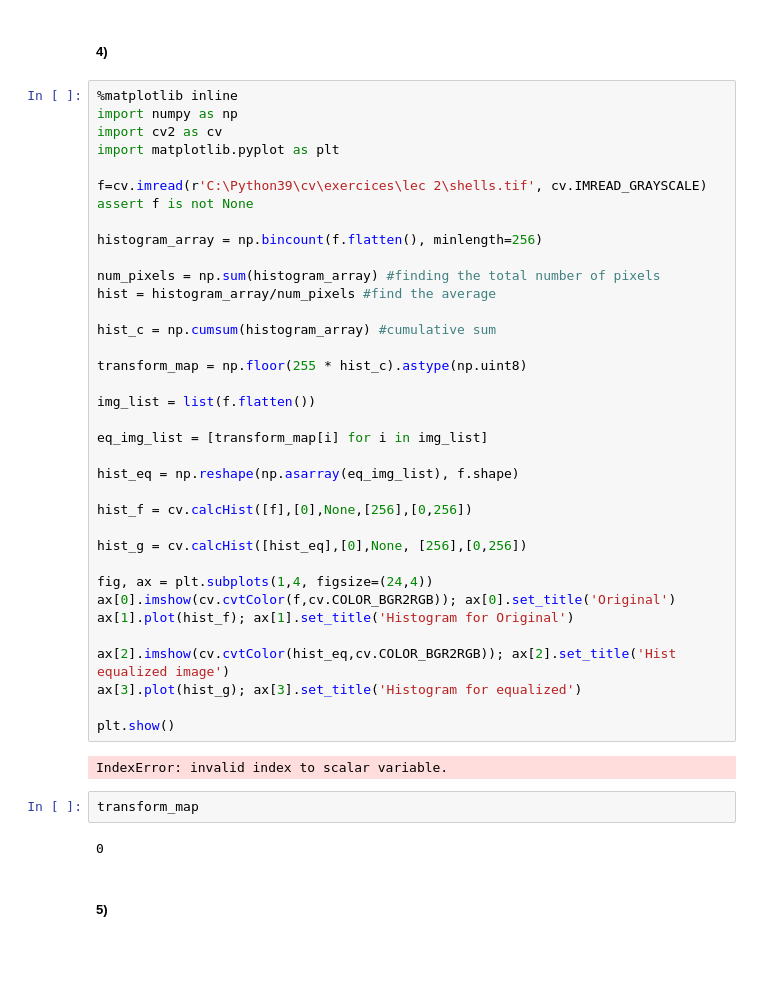
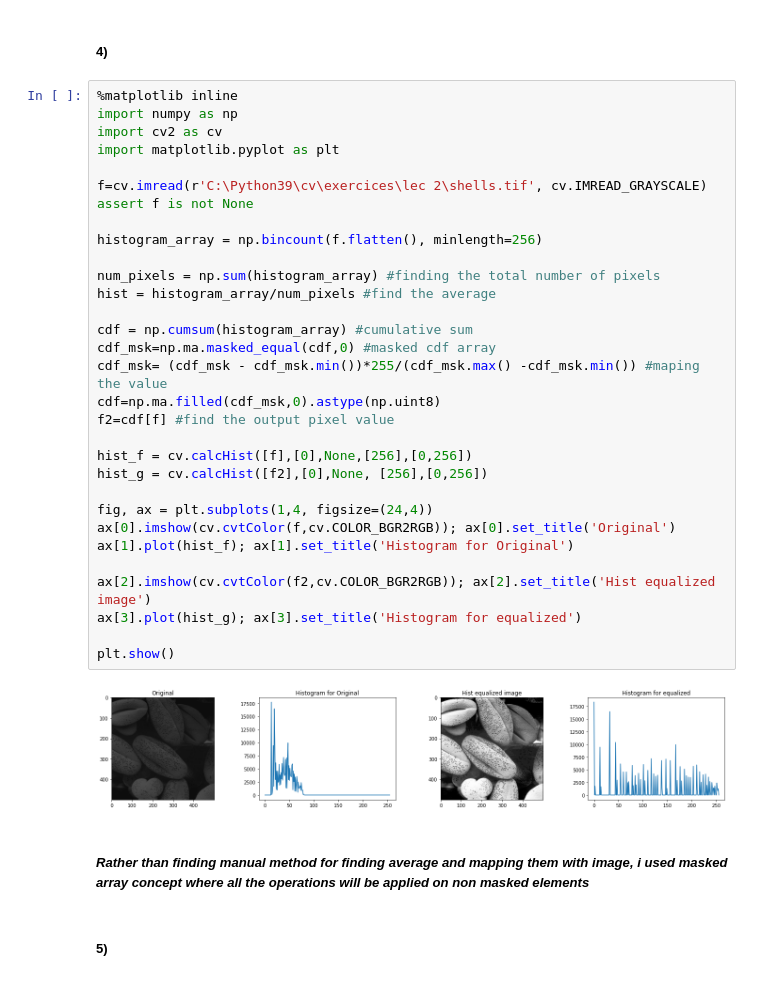
Before and after one commit to vakeesanvk/image_processing_assignment01, a Jupyter notebook: Assignment.ipynb, the cells around one changed output. Saved outputs shown, nothing was run; the diff lists cells and outputs as text; blank space fills up the shorter version.

```diff
--- a/Assignment.ipynb
+++ b/Assignment.ipynb
@@ -121,45 +121,38 @@ Gamma is 1.500000
 # %%
 %matplotlib inline
 import numpy as np
 import cv2 as cv
 import matplotlib.pyplot as plt
 
 f=cv.imread(r'C:\Python39\cv\exercices\lec 2\shells.tif', cv.IMREAD_GRAYSCALE)
 assert f is not None
 
 histogram_array = np.bincount(f.flatten(), minlength=256)
 
 num_pixels = np.sum(histogram_array) #finding the total number of pixels
 hist = histogram_array/num_pixels #find the average
 
-hist_c = np.cumsum(histogram_array) #cumulative sum
-
-transform_map = np.floor(255 * hist_c).astype(np.uint8)
-
-img_list = list(f.flatten())
-
-eq_img_list = [transform_map[i] for i in img_list]
-
-hist_eq = np.reshape(np.asarray(eq_img_list), f.shape)
+cdf = np.cumsum(histogram_array) #cumulative sum
+cdf_msk=np.ma.masked_equal(cdf,0) #masked cdf array
+cdf_msk= (cdf_msk - cdf_msk.min())*255/(cdf_msk.max() -cdf_msk.min()) #maping the value
+cdf=np.ma.filled(cdf_msk,0).astype(np.uint8)
+f2=cdf[f] #find the output pixel value
 
 hist_f = cv.calcHist([f],[0],None,[256],[0,256])
-
-hist_g = cv.calcHist([hist_eq],[0],None, [256],[0,256])
+hist_g = cv.calcHist([f2],[0],None, [256],[0,256])
 
 fig, ax = plt.subplots(1,4, figsize=(24,4))
 ax[0].imshow(cv.cvtColor(f,cv.COLOR_BGR2RGB)); ax[0].set_title('Original')
 ax[1].plot(hist_f); ax[1].set_title('Histogram for Original')
 
-ax[2].imshow(cv.cvtColor(hist_eq,cv.COLOR_BGR2RGB)); ax[2].set_title('Hist equalized image')
+ax[2].imshow(cv.cvtColor(f2,cv.COLOR_BGR2RGB)); ax[2].set_title('Hist equalized image')
 ax[3].plot(hist_g); ax[3].set_title('Histogram for equalized')
 
 plt.show()
 # %% [output]
-IndexError: invalid index to scalar variable.
+[figure, added]
-# %%
-transform_map
-# %% [output]
-0
+# %% [markdown]
+##### *Rather than finding manual method for finding average and mapping them with image, i used masked array concept where all the operations will be applied on non masked elements*
 # %% [markdown]
 ##### 5)
 # %%
```
Also changed, not shown: parts of 3 cells of this notebook.
